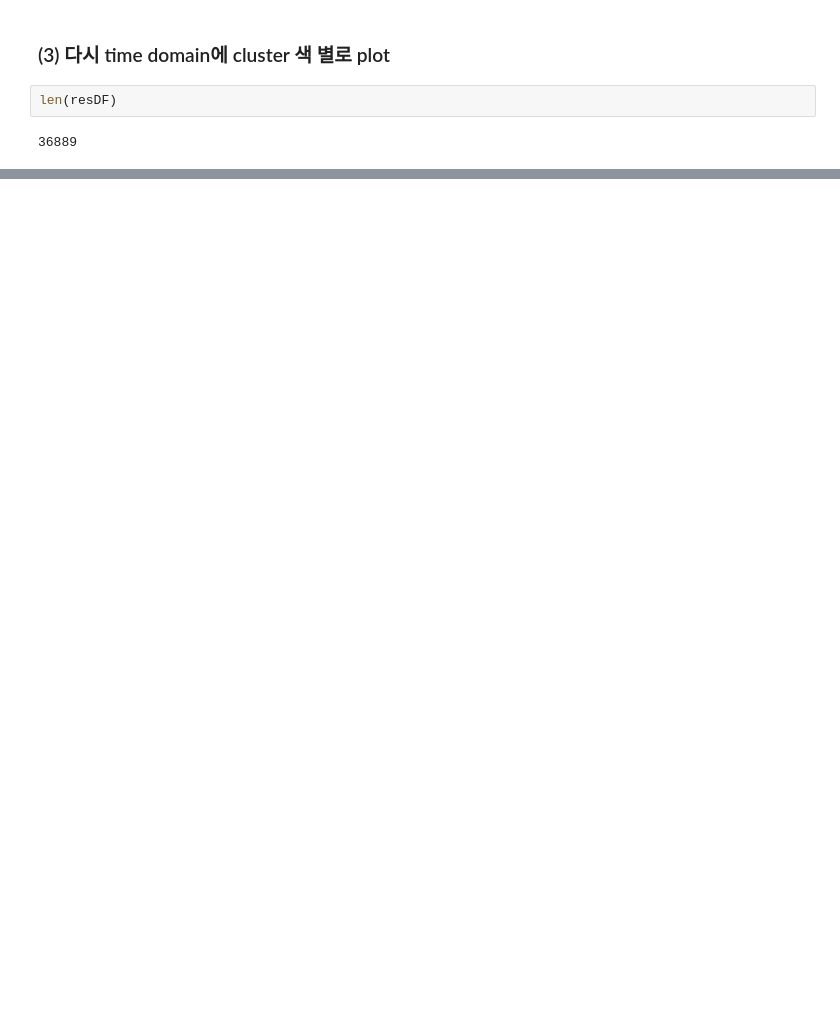
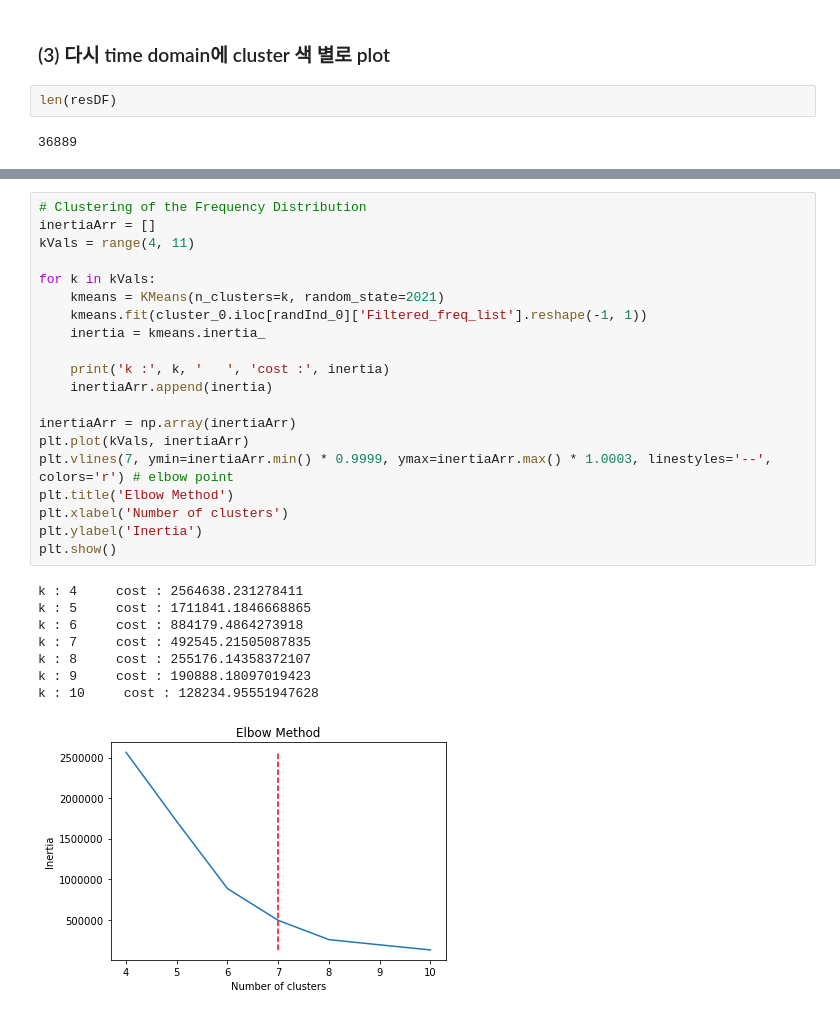
Before and after one commit to JJukE/Analysis_of_Spindle_Motor_Failure, a Jupyter notebook: All-in-one-process (221002)/All-in-one-process.ipynb, the cells around one changed output, grey strips where cells are left out. Drawn from its saved outputs; the diff is of its cells as text; blank space fills up the shorter version.

```diff
--- a/All-in-one-process (221002)/All-in-one-process.ipynb
+++ b/All-in-one-process (221002)/All-in-one-process.ipynb
@@ -423,0 +543,29 @@ print(resDF.loc[resDF['prediction']])
+# %%
+# Clustering of the Frequency Distribution
+inertiaArr = []
+kVals = range(4, 11)
+
+for k in kVals:
+    kmeans = KMeans(n_clusters=k, random_state=2021)
+    kmeans.fit(cluster_0.iloc[randInd_0]['Filtered_freq_list'].reshape(-1, 1))
+    inertia = kmeans.inertia_
+
+    print('k :', k, '   ', 'cost :', inertia)
+    inertiaArr.append(inertia)
+
+inertiaArr = np.array(inertiaArr)
+plt.plot(kVals, inertiaArr)
+plt.vlines(7, ymin=inertiaArr.min() * 0.9999, ymax=inertiaArr.max() * 1.0003, linestyles='--', colors='r') # elbow point
+plt.title('Elbow Method')
+plt.xlabel('Number of clusters')
+plt.ylabel('Inertia')
+plt.show()
+# %% [output]
+k : 4     cost : 2564638.231278411
+k : 5     cost : 1711841.1846668865
+k : 6     cost : 884179.4864273918
+k : 7     cost : 492545.21505087835
+k : 8     cost : 255176.14358372107
+k : 9     cost : 190888.18097019423
+k : 10     cost : 128234.95551947628
+[figure, added]
```
Also changed, not shown: parts of 25 cells of this notebook.
